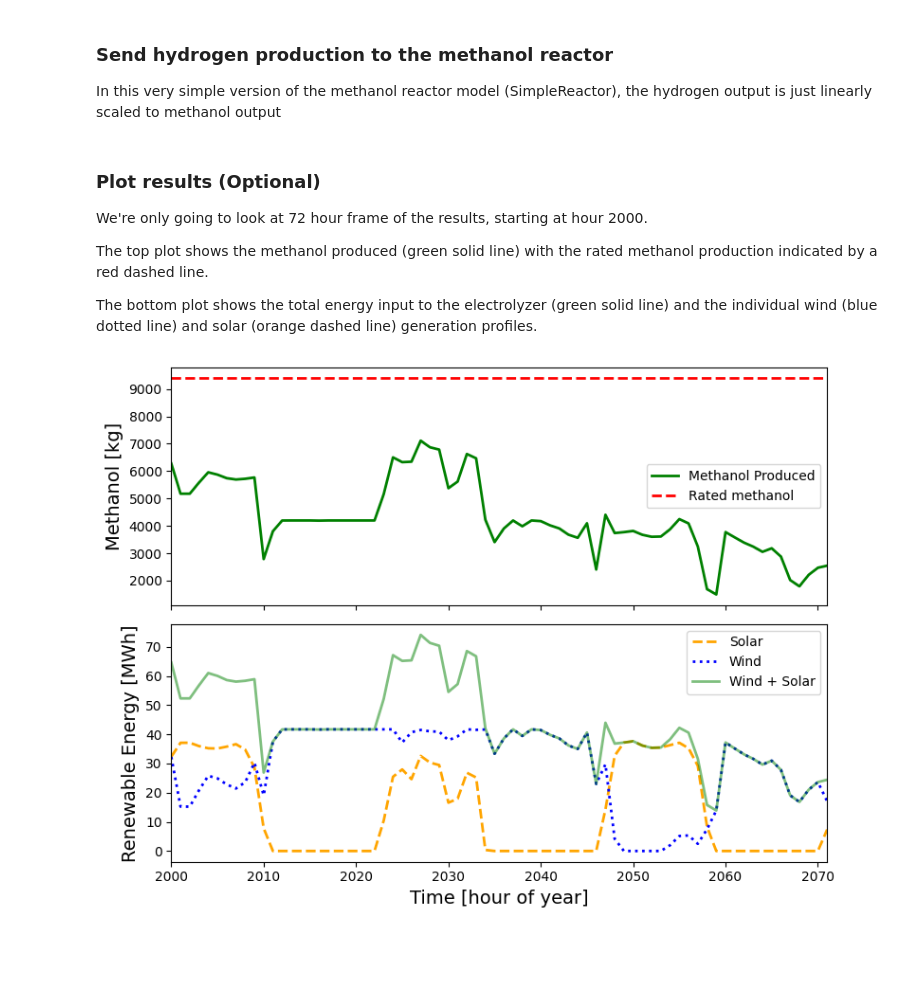
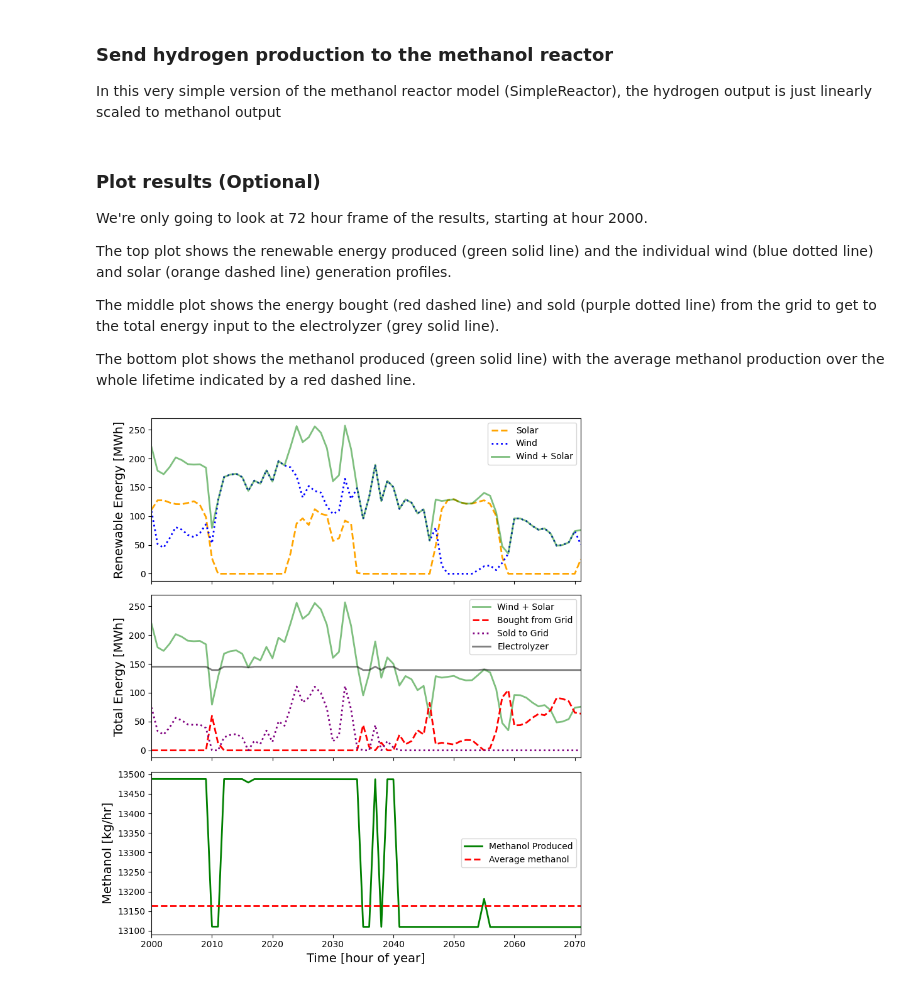
Before and after one commit to jmartin4nrel/HOPP-1, a Jupyter notebook: examples/08-wind-solar-electrolyzer-methanol.ipynb, the cells around one changed output. Drawn from its saved outputs; the diff is of its cells as text; code cells hidden in the pictures; blank space fills up the shorter version.

Commit message:
Working meoh example

```diff
--- a/examples/08-wind-solar-electrolyzer-methanol.ipynb
+++ b/examples/08-wind-solar-electrolyzer-methanol.ipynb
@@ -31,8 +97,8 @@ in this example, we're simulating an off-grid electrolyzer system. We define 2 e
 # %%
-electrolyzer_size_mw = 100
+electrolyzer_size_mw = electrolyzer_cap_kw/1000
 simulation_length = 8760 #1 year
 use_degradation_penalty=True
-number_electrolyzer_stacks = 2
+number_electrolyzer_stacks = round(electrolyzer_size_mw/50)
 grid_connection_scenario = 'off-grid'
 EOL_eff_drop = 10
 pem_control_type = 'basic'
@@ -50,7 +116,10 @@ user_defined_pem_param_dictionary = {
 hybrid_plant = hi.system
 solar_plant_power = np.array(hybrid_plant.pv.generation_profile[0:simulation_length])
 wind_plant_power = np.array(hybrid_plant.wind.generation_profile[0:simulation_length])
-hybrid_plant_generation_profile = solar_plant_power + wind_plant_power
+renewable_generation_profile = solar_plant_power + wind_plant_power
+sold_power = np.array(sell_kw[0:simulation_length])
+bought_power = np.array(buy_kw[0:simulation_length])
+electrolyzer_profile = solar_plant_power + wind_plant_power - sold_power + bought_power
 # %% [markdown]
 ### Run the electrolyzer
 
@@ -66,7 +135,7 @@ The outputs are:
 - ``energy_input_to_electrolyzer``: for this example (off-grid scenario), this is the same as ``hybrid_plant_generation_profile``.
 # %%
 h2_results, H2_Timeseries, H2_Summary,energy_input_to_electrolyzer =\
-run_h2_PEM.run_h2_PEM(hybrid_plant_generation_profile,
+run_h2_PEM.run_h2_PEM(electrolyzer_profile,
 electrolyzer_size_mw,
 plant_life, number_electrolyzer_stacks,[],
 pem_control_type,100,user_defined_pem_param_dictionary,
@@ -97,35 +166,47 @@ meoh_h2_ratio = meoh_out/h2in
 # Scale hydrogen production to methanol production
 methanol_production_kg_pr_hr = [i*meoh_h2_ratio for i in hydrogen_production_kg_pr_hr]
 max_meoh_pr_hr = max_h2_pr_h2*meoh_h2_ratio
+avg_meoh_pr_hr = np.mean(methanol_production_kg_pr_hr)
 # %% [markdown]
 ### Plot results (Optional)
 We're only going to look at 72 hour frame of the results, starting at hour 2000.
 
-The top plot shows the methanol produced (green solid line) with the rated methanol production indicated by a red dashed line.
+The top plot shows the renewable energy produced (green solid line) and the individual wind (blue dotted line) and solar (orange dashed line) generation profiles.
 
-The bottom plot shows the total energy input to the electrolyzer (green solid line) and the individual wind (blue dotted line) and solar (orange dashed line) generation profiles.
+The middle plot shows the energy bought (red dashed line) and sold (purple dotted line) from the grid to get to the total energy input to the electrolyzer (grey solid line).
+
+The bottom plot shows the methanol produced (green solid line) with the average methanol production over the whole lifetime indicated by a red dashed line.
-# %%
-hour_start = 2000
-n_hours = 72
-hour_end = hour_start + n_hours
-
-fig,ax=plt.subplots(2,1,sharex=True)
-fig.set_figwidth(8.0)
-fig.set_figheight(6.0)
-
-ax[0].plot(hours_of_year[hour_start:hour_end],methanol_production_kg_pr_hr[hour_start:hour_end],lw=2,c='green',label='Methanol Produced')
-ax[0].plot(hours_of_year[hour_start:hour_end],max_meoh_pr_hr*np.ones(n_hours),lw=2,ls='--',c='red',label='Rated methanol')
-ax[0].legend(loc='center right')
-ax[0].set_ylabel('Methanol [kg]',fontsize=14)
-ax[0].set_xlim((hour_start,hour_end-1))
-
-ax[1].plot(hours_of_year[hour_start:hour_end],solar_plant_power[hour_start:hour_end]/1e3,lw=2,ls='--',c='orange',label='Solar')
-ax[1].plot(hours_of_year[hour_start:hour_end],wind_plant_power[hour_start:hour_end]/1e3,lw=2,ls=':',c='blue',label='Wind')
-ax[1].plot(hours_of_year[hour_start:hour_end],hybrid_plant_generation_profile[hour_start:hour_end]/1e3,lw=2,alpha=0.5,c='green',label='Wind + Solar')
-ax[1].set_ylabel('Renewable Energy [MWh]',fontsize=14)
-ax[1].set_xlabel('Time [hour of year]',fontsize=14)
-ax[1].set_xlim((hour_start,hour_end-1))
-ax[1].legend()
-fig.tight_layout()
-# %% [output]
-[figure, removed]
+# %%
+hour_start = 2000
+n_hours = 72
+hour_end = hour_start + n_hours
+
+fig,ax=plt.subplots(3,1,sharex=True)
+fig.set_figwidth(8.0)
+fig.set_figheight(9.0)
+
+ax[0].plot(hours_of_year[hour_start:hour_end],solar_plant_power[hour_start:hour_end]/1e3,lw=2,ls='--',c='orange',label='Solar')
+ax[0].plot(hours_of_year[hour_start:hour_end],wind_plant_power[hour_start:hour_end]/1e3,lw=2,ls=':',c='blue',label='Wind')
+ax[0].plot(hours_of_year[hour_start:hour_end],renewable_generation_profile[hour_start:hour_end]/1e3,lw=2,alpha=0.5,c='green',label='Wind + Solar')
+ax[0].set_ylabel('Renewable Energy [MWh]',fontsize=14)
+ax[0].set_xlim((hour_start,hour_end-1))
+ax[0].legend()
+
+ax[1].plot(hours_of_year[hour_start:hour_end],renewable_generation_profile[hour_start:hour_end]/1e3,lw=2,alpha=0.5,c='green',label='Wind + Solar')
+ax[1].plot(hours_of_year[hour_start:hour_end],bought_power[hour_start:hour_end]/1e3,lw=2,ls='--',c='red',label='Bought from Grid')
+ax[1].plot(hours_of_year[hour_start:hour_end],sold_power[hour_start:hour_end]/1e3,lw=2,ls=':',c='purple',label='Sold to Grid')
+ax[1].plot(hours_of_year[hour_start:hour_end],electrolyzer_profile[hour_start:hour_end]/1e3,lw=2,alpha=0.5,c='black',label='Electrolyzer')
+ax[1].set_ylabel('Total Energy [MWh]',fontsize=14)
+ax[1].set_xlim((hour_start,hour_end-1))
+ax[1].legend()
+
+ax[2].plot(hours_of_year[hour_start:hour_end],methanol_production_kg_pr_hr[hour_start:hour_end],lw=2,c='green',label='Methanol Produced')
+ax[2].plot(hours_of_year[hour_start:hour_end],avg_meoh_pr_hr*np.ones(n_hours),lw=2,ls='--',c='red',label='Average methanol')
+ax[2].legend(loc='center right')
+ax[2].set_ylabel('Methanol [kg/hr]',fontsize=14)
+ax[2].set_xlabel('Time [hour of year]',fontsize=14)
+ax[2].set_xlim((hour_start,hour_end-1))
+
+fig.tight_layout()
+# %% [output]
+[figure, added]
```
Also changed, not shown: parts of 8 cells of this notebook, 4 other files.
